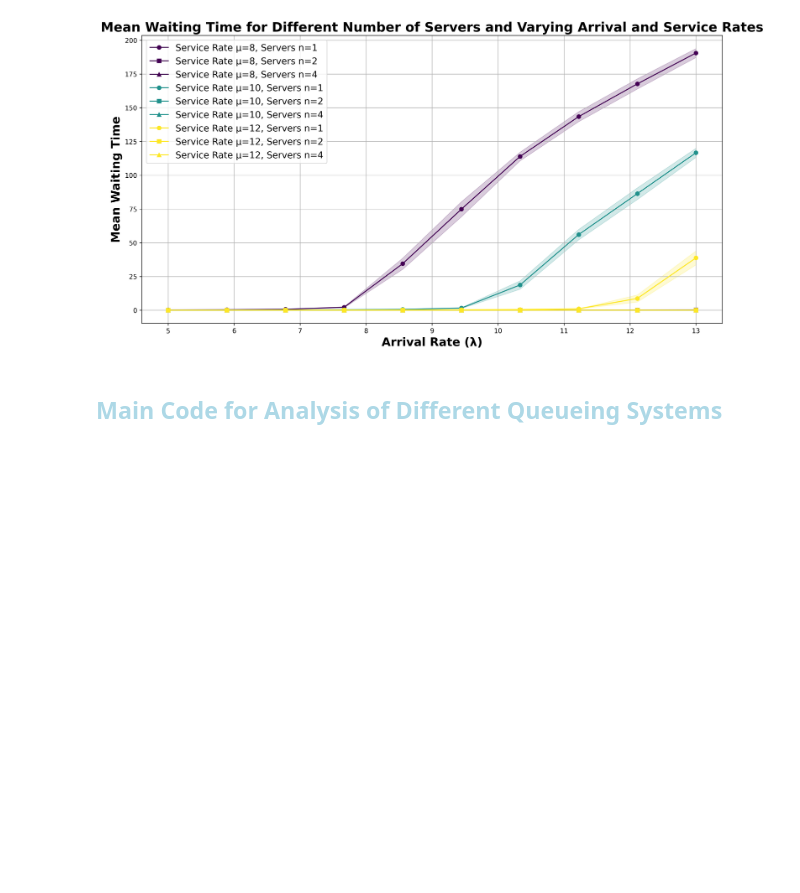
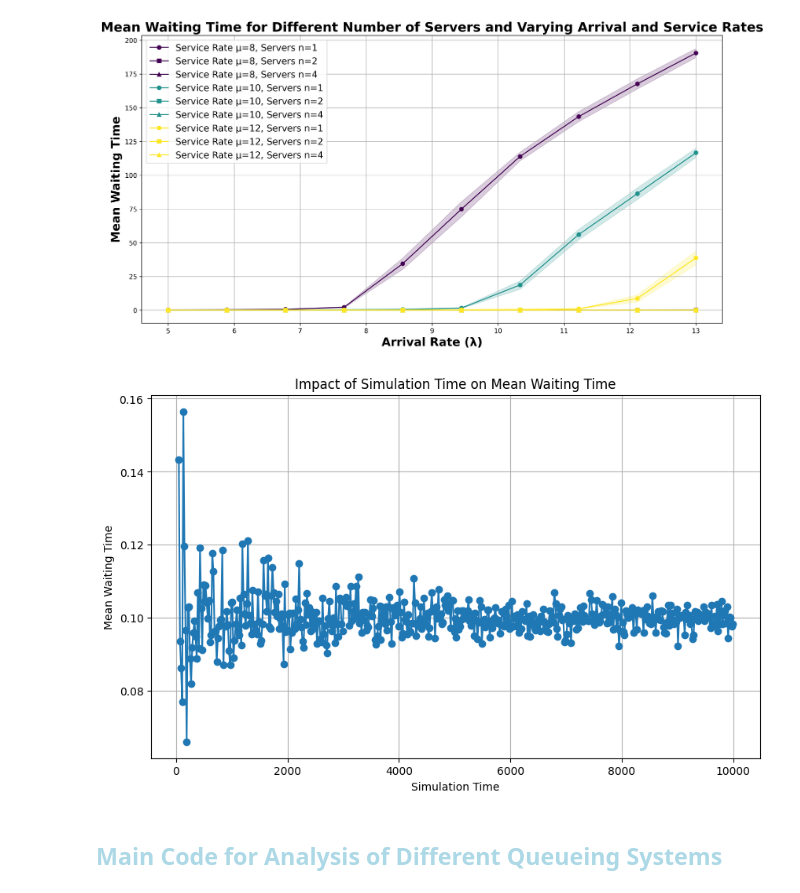
Before and after one commit to BiggusVickus/Stochastic_Simulation, a Jupyter notebook: Assignment 2/DES_assignment2.ipynb, the cells around one changed output. Drawn from its saved outputs; the diff is of its cells as text; code cells hidden in the pictures; blank space fills up the shorter version.

Commit message:
Added the wt vs sim time graph

```diff
--- a/Assignment 2/DES_assignment2.ipynb
+++ b/Assignment 2/DES_assignment2.ipynb
@@ -170,6 +170,51 @@ results = main(NUM_SERVERS, ARRIVAL_RATES, SERVICE_RATES, "M")
 plot_results(results)
 # %% [output]
 [figure]
+# %%
+# Parameters
+RANDOM_SEED = 42
+NUM_SERVERS = 1  # Example: number of servers
+ARRIVAL_RATE = 5  # Example: arrival rate
+SERVICE_RATE = 10  # Example: service rate
+SERVICE_TYPE = "M"  # Example: service type
+SIM_TIME_VALUES = range(50, 10001, 20)  # Simulation times to test
+random.seed(RANDOM_SEED)
+
+# Simulation setup
+def run_simulation(num_servers, arrival_rate, service_rate, wait_times_list, service_type, sim_time):
+    env = simpy.Environment()
+    servers = simpy.Resource(env, capacity=num_servers)
+    env.process(source(env, num_servers, arrival_rate, service_rate, servers, wait_times_list, service_type))
+    env.run(until=sim_time)
+
+SIM_TIME_VALUES = range(50, 10001, 20)  # Simulation times to test
+
+# Function to simulate for varying SIM_TIME and collect results
+def simulate_varying_sim_time(sim_times, num_servers, arrival_rate, service_rate, service_type):
+    results = []
+    for sim_time in sim_times:
+        wait_times = []
+        run_simulation(num_servers, arrival_rate, service_rate, wait_times, service_type, sim_time)
+        mean_wait_time = statistics.mean(wait_times)
+        results.append((sim_time, mean_wait_time))
+    return results
+
+# Function to plot the results
+def plot_sim_time_impact(results):
+    sim_times, mean_wait_times = zip(*results)
+    plt.figure(figsize=(10, 6))
+    plt.plot(sim_times, mean_wait_times, marker='o')
+    plt.xlabel('Simulation Time')
+    plt.ylabel('Mean Waiting Time')
+    plt.title('Impact of Simulation Time on Mean Waiting Time')
+    plt.grid(True)
+    plt.show()
+
+# Running the simulations and plotting the results
+results = simulate_varying_sim_time(SIM_TIME_VALUES, NUM_SERVERS, ARRIVAL_RATE, SERVICE_RATE, SERVICE_TYPE)
+plot_sim_time_impact(results)
+# %% [output]
+[figure, added]
 # %% [markdown]
 ## <font color = LightBlue> **Main Code for Analysis of Different Queueing Systems** </font>
 # %%
```
